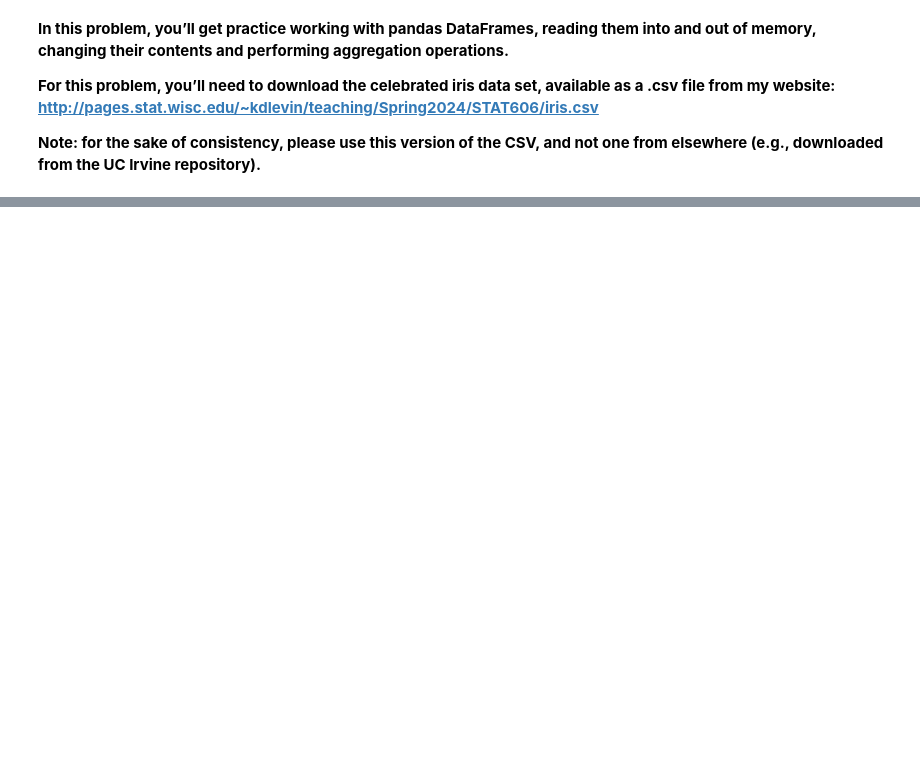
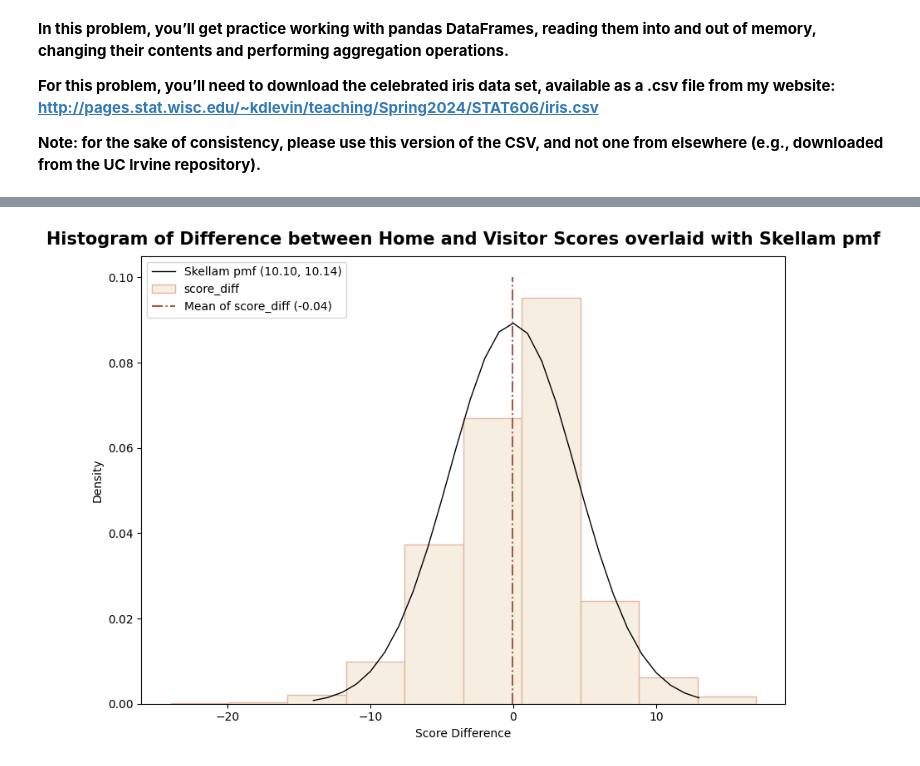
Before and after one commit to Stochastic1017/STAT_606, a Jupyter notebook: ssudhir2_hw7/ssudhir2_hw7.ipynb, the cells around one changed output, grey strips where cells are left out. Drawn from its saved outputs; the diff is of its cells as text; code cells hidden in the pictures; blank space fills up the shorter version.

```diff
--- a/ssudhir2_hw7/ssudhir2_hw7.ipynb
+++ b/ssudhir2_hw7/ssudhir2_hw7.ipynb
@@ -125,0 +472,49 @@ ilama  A       A             9      10
+# %%
+# Following documentation used to plot the pmf of Skellam distribution
+# https://docs.scipy.org/doc/scipy/reference/generated/scipy.stats.skellam.html
+
+mu1 = result.x[0] # mean of the first Poisson random variable found by minimizing the negative log likelihood
+mu2 = result.x[1] # mean of the second Poisson random variable found by minimizing the negative log likelihood
+rv = sp.stats.skellam(mu1, mu2) # create a Skellam distribution object
+
+# create an array of Skellam distriubted values
+x = np.arange(sp.stats.skellam.ppf(0.001, mu1, mu2), # start from the 0.001 percentile
+              sp.stats.skellam.ppf(0.999, mu1, mu2)) # end at the 0.999 percentile
+
+fig, ax = plt.subplots(1, 1, figsize = (10, 7)) # create a figure and axis object
+
+ax.plot(x, # x-axis values generated from the Skellam distribution
+        rv.pmf(x), # y-axis values generated from the Skellam distribution
+        color = 'black', # set the line color to black
+        linewidth = 1, # set the line width to 1
+        alpha = 1, # set the transparency of the line to 1
+        label = f'Skellam pmf ({mu1:.2f}, {mu2:.2f})') # set the label to the Skellam distribution
+
+# same code as above to plot the histogram
+mlb_df['score_diff'].plot.hist(bins = 10,
+                               density = True,
+                               alpha = 1,
+                               edgecolor = '#E4B7A0',
+                               color = '#F6EEE0',
+                               ax = ax)
+
+ax.vlines(np.mean(mlb_df['score_diff']), # x-axis value for the mean of the difference between the home and visitor scores
+          ymin = 0, # start from y = 0
+          ymax = 0.1, # end at y = 0.1
+          alpha = 1, # set the transparency of the line to 1
+          color = '#A45C40', # set the color of the line to a light shade of brown
+          linestyle = 'dashdot', # set the line style to dashdot
+          label = f'Mean of score_diff ({np.mean(mlb_df["score_diff"]):.2f})') # set the label to the mean of the difference between the home and visitor scores
+
+# set the title, x-axis label, and y-axis label for the histogram and pmf
+ax.set_title('Histogram of Difference between Home and Visitor Scores overlaid with Skellam pmf',
+             y = 1.01,
+             fontsize = 15,
+             fontweight = 'bold')
+ax.set_xlabel('Score Difference')
+ax.set_ylabel('Density')
+ax.legend(loc = 'upper left')
+
+plt.show()
+# %% [output]
+[figure, added]
```
Also changed, not shown: parts of 28 cells of this notebook, 5 other files.
